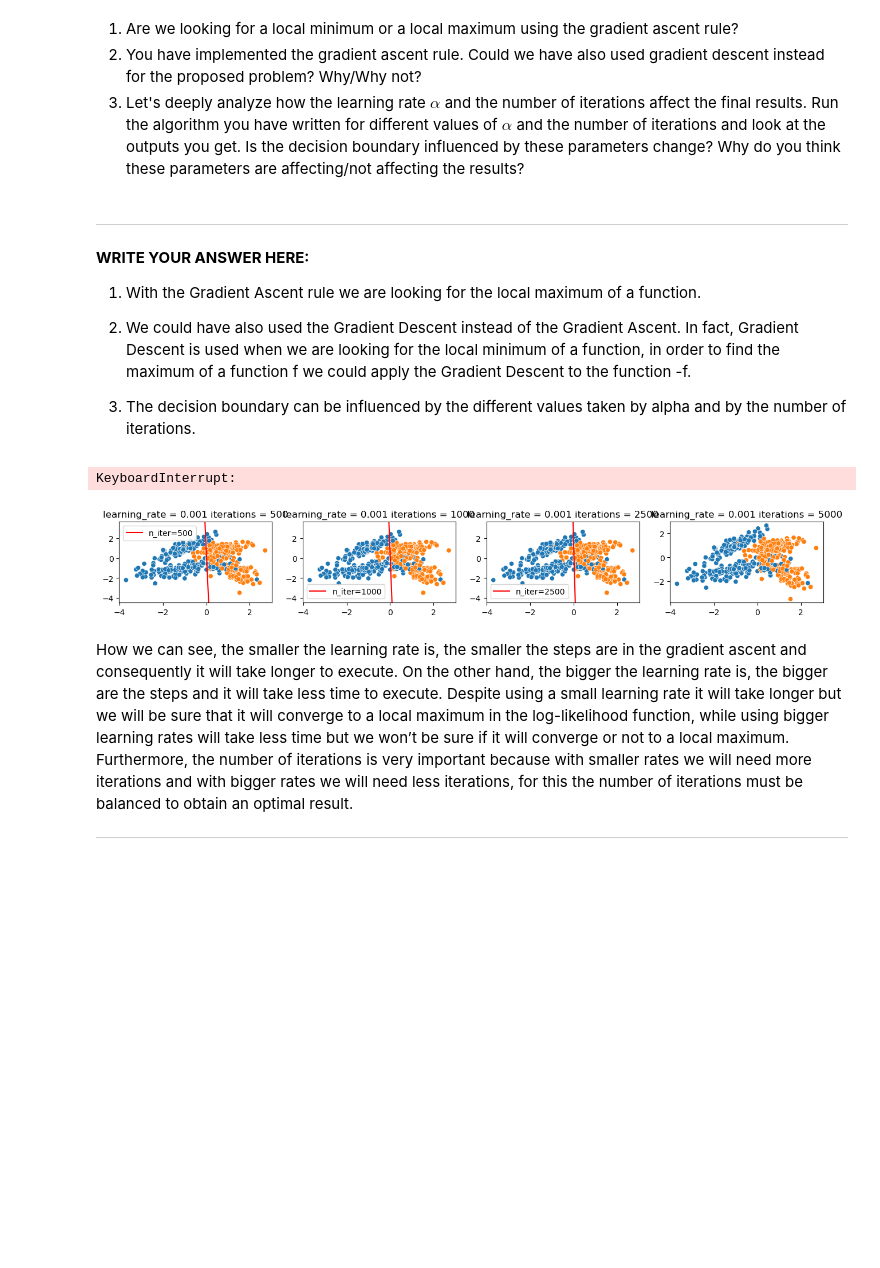
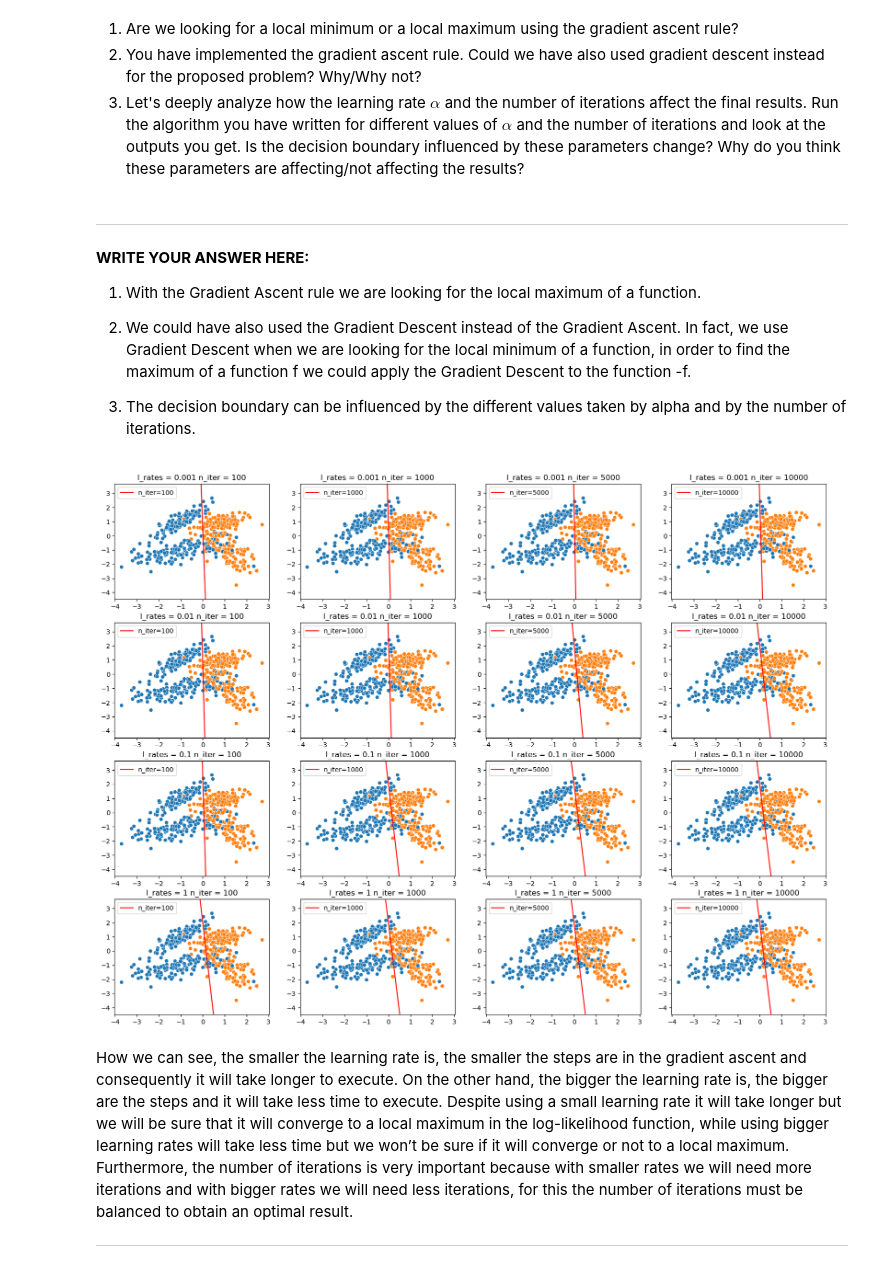
Before and after one commit to DomizianoScarcelli/fundamentals-of-data-science, a Jupyter notebook: FDS_Homework_2.ipynb, the cells around one changed output. Saved outputs shown, nothing was run; the diff lists cells and outputs as text; code cells hidden in the pictures; blank space fills up the shorter version.

```diff
--- a/FDS_Homework_2.ipynb
+++ b/FDS_Homework_2.ipynb
@@ -330,38 +334,38 @@ theta_GA = theta_final.copy()
 
 1. With the Gradient Ascent rule we are looking for the local maximum of a function.
 
-2. We could have also used the Gradient Descent instead of the Gradient Ascent. In fact, Gradient Descent is used when we are looking for the local minimum of a function, in order to find the maximum of a function f we could apply the Gradient Descent to the function -f.
+2. We could have also used the Gradient Descent instead of the Gradient Ascent. In fact, we use Gradient Descent when we are looking for the local minimum of a function, in order to find the maximum of a function f we could apply the Gradient Descent to the function -f.
 
 3. The decision boundary can be influenced by the different values taken by alpha and by the number of iterations.
 # %%
 # Generate vector to plot decision boundary
 x1_vec = np.linspace(X[:,0].min(),X[:,1].max(),2)
-l_rates = [0.001, 0.005, 0.01, 0.05, 0.1, 0.5, 1]
-n_iters = [500, 1000, 2500, 5000, 10000]
+
+l_rates = [0.001, 0.01, 0.1, 1]
+n_iters = [100, 1000, 5000, 10000]
 
 fig = plt.figure(figsize=(20,15))
 
 for i, l_rate in enumerate(l_rates):
     for j, n_iter in enumerate(n_iters):
         plt.subplot(len(l_rates), len(n_iters), i*(len(n_iters))+j+1)
 
         # Plot raw data
         sns.scatterplot(x=X[:,0], y=X[:,1], hue=y, legend=False)
-        plt.title(f'learning_rate = {l_rate} iterations = {n_iter}')
+        plt.title(f'l_rates = {l_rate} n_iter = {n_iter}')
 
         # Initialize theta0
         theta0 = np.zeros(x.shape[1])
 
         # Run Gradient Ascent method
         theta_final, log_l_history = gradient_ascent(theta0,x,y,lr=l_rate,num_steps=n_iter)
 
         # Plot decision boundary
         plt.plot(x1_vec,(-x1_vec*theta_final[1]-theta_final[0])/theta_final[2], label=f'n_iter={n_iter}', color='red')
         plt.legend()
         plt.ylim(X[:,1].min()-1,X[:,1].max()+1)
 # %% [output]
-KeyboardInterrupt:
-[figure, old version]
+[figure, new version]
 # %% [markdown]
 How we can see, the smaller the learning rate is, the smaller the steps are in the gradient ascent and consequently it will take longer to execute.
 On the other hand, the bigger the learning rate is, the bigger are the steps and it will take less time to execute.
```
Also changed, not shown: parts of 3 cells of this notebook.
